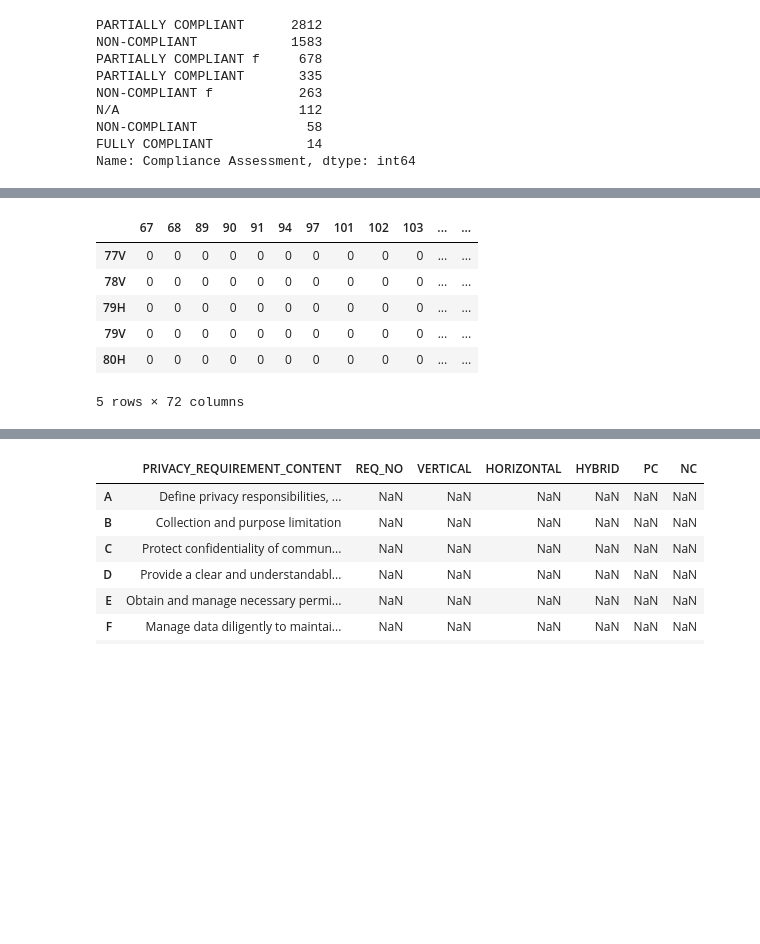
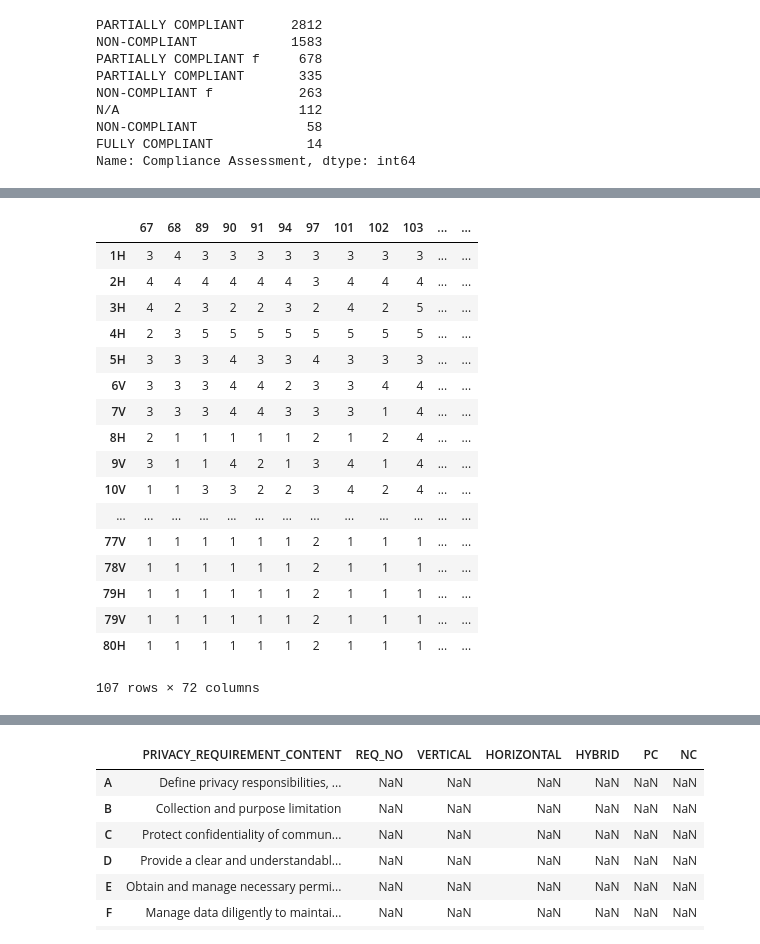
Before and after one commit to billyoconnor/DRC-GDPR, a Jupyter notebook: Compliancy-Heatmap.ipynb, the cells around one changed output, grey strips where cells are left out. Cells and saved outputs as stored; diff of their text form; code cells hidden in the pictures; blank space fills up the shorter version.

```diff
--- a/Compliancy-Heatmap.ipynb
+++ b/Compliancy-Heatmap.ipynb
@@ -59,6 +173,5 @@ old_output_rs/                     Transfer-RS-Responses-V2.ipynb
 # %%
-pca_df = pd.read_excel('./RS_FEEDBACK/All/All-REMEDIATION-STATS-27-04-2018.xlsx')
-sca_df = pd.read_excel('./RS_FEEDBACK/All/All-REMEDIATION-STATS-27-04-2018.xlsx')
+
 
 PRACTICE = 'ALL'
 
@@ -148,5 +318,5 @@ sca_heatmap_df = sca_heatmap_df[[67,68,89,90,91,94,97,101,102,103,109,110,
 # %%
-pca_df['Compliance Assessment'].fillna('N/A', inplace=True)
+pca_df['Compliance Assessment'].fillna('UNKNOWN', inplace=True)
 # %%
 #pca_df[pca_df['Product ID'] == 22]
 pca_df['Compliance Assessment'].value_counts()
@@ -162,0 +345,9 @@ Name: Compliance Assessment, dtype: int64
+# %%
+#pca_df['Req Ref'].str.slice(11, -2)
+heatmap_df.fillna('N/A',inplace=True)
+
+for col in heatmap_df.columns:
+    for row in heatmap_df.index:
+        heatmap_df.loc[row][col] = pca_baseline.loc[int(row.strip('HVab'))][col]
+
+heatmap_df.head()
@@ -259,24 +440,40 @@ heatmap_df.head()
 # %%
 #Create Heatmap for SNS (convert to numbers)
 input_heatmap = heatmap_df.copy()
-input_heatmap.fillna('OoS', inplace=True)
-input_heatmap.replace(to_replace='OoS', value=0, inplace=True)
-input_heatmap.replace(to_replace='N/A', value=1, inplace=True)
-input_heatmap.replace(to_replace='FULLY COMPLIANT', value=2, inplace=True)
-input_heatmap.replace(to_replace='FULLY COMPLIANT ', value=2, inplace=True)
-input_heatmap.replace(to_replace='PARTIALLY COMPLIANT f', value=3, inplace=True)
-input_heatmap.replace(to_replace='PARTIALLY COMPLIANT', value=4, inplace=True)
-input_heatmap.replace(to_replace='PARTIALLY COMPLIANT ', value=4, inplace=True)
-input_heatmap.replace(to_replace='NON-COMPLIANT f', value=5, inplace=True)
-input_heatmap.replace(to_replace='NON-COMPLIANT', value=6, inplace=True)
-input_heatmap.replace(to_replace='NON-COMPLIANT ', value=6, inplace=True)
+#input_heatmap.fillna('OoS', inplace=True)
+#input_heatmap.replace(to_replace='OoS', value=0, inplace=True)
+#input_heatmap.replace(to_replace='N/A', value=PCA_COMPLIANCE.get('N/A'), inplace=True)
+#input_heatmap.replace(to_replace='FULLY COMPLIANT', value=PCA_COMPLIANCE.get('FULLY COMPLIANT'), inplace=True)
+#input_heatmap.replace(to_replace='FULLY COMPLIANT ', value=PCA_COMPLIANCE.get('FULLY COMPLIANT '), inplace=True)
+#input_heatmap.replace(to_replace='PARTIALLY COMPLIANT f', value=PCA_COMPLIANCE.get('PARTIALLY COMPLIANT f'), inplace=True)
+#input_heatmap.replace(to_replace='PARTIALLY COMPLIANT', value=PCA_COMPLIANCE.get('PARTIALLY COMPLIANT'), inplace=True)
+#input_heatmap.replace(to_replace='PARTIALLY COMPLIANT ', value=PCA_COMPLIANCE.get('PARTIALLY COMPLIANT '), inplace=True)
+#input_heatmap.replace(to_replace='NON-COMPLIANT f', value=PCA_COMPLIANCE.get('NON-COMPLIANT f'), inplace=True)
+#input_heatmap.replace(to_replace='NON-COMPLIANT', value=PCA_COMPLIANCE.get('NON-COMPLIANT'), inplace=True)
+#input_heatmap.replace(to_replace='NON-COMPLIANT ', value=PCA_COMPLIANCE.get('NON-COMPLIANT '), inplace=True)
+
+#input_heatmap.fillna('N/A', inplace=True)
+
+#for key in PCA_COMPLIANCE.keys():
+#    input_heatmap.replace(key, value=PCA_COMPLIANCE.get(key), inplace=True)
 # %%
-input_heatmap.tail()
+input_heatmap
 # %% [output]
 |  | 67 | 68 | 89 | 90 | 91 | 94 | 97 | 101 | 102 | 103 | ... | ... |
-| 77V | 0 | 0 | 0 | 0 | 0 | 0 | 0 | 0 | 0 | 0 | ... | ... |
-| 78V | 0 | 0 | 0 | 0 | 0 | 0 | 0 | 0 | 0 | 0 | ... | ... |
-| 79H | 0 | 0 | 0 | 0 | 0 | 0 | 0 | 0 | 0 | 0 | ... | ... |
-| 79V | 0 | 0 | 0 | 0 | 0 | 0 | 0 | 0 | 0 | 0 | ... | ... |
-| 80H | 0 | 0 | 0 | 0 | 0 | 0 | 0 | 0 | 0 | 0 | ... | ... |
+| 1H | 3 | 4 | 3 | 3 | 3 | 3 | 3 | 3 | 3 | 3 | ... | ... |
+| 2H | 4 | 4 | 4 | 4 | 4 | 4 | 3 | 4 | 4 | 4 | ... | ... |
+| 3H | 4 | 2 | 3 | 2 | 2 | 3 | 2 | 4 | 2 | 5 | ... | ... |
+| 4H | 2 | 3 | 5 | 5 | 5 | 5 | 5 | 5 | 5 | 5 | ... | ... |
+| 5H | 3 | 3 | 3 | 4 | 3 | 3 | 4 | 3 | 3 | 3 | ... | ... |
+| 6V | 3 | 3 | 3 | 4 | 4 | 2 | 3 | 3 | 4 | 4 | ... | ... |
+| 7V | 3 | 3 | 3 | 4 | 4 | 3 | 3 | 3 | 1 | 4 | ... | ... |
+| 8H | 2 | 1 | 1 | 1 | 1 | 1 | 2 | 1 | 2 | 4 | ... | ... |
+| 9V | 3 | 1 | 1 | 4 | 2 | 1 | 3 | 4 | 1 | 4 | ... | ... |
+| 10V | 1 | 1 | 3 | 3 | 2 | 2 | 3 | 4 | 2 | 4 | ... | ... |
+| ... | ... | ... | ... | ... | ... | ... | ... | ... | ... | ... | ... | ... |
+| 77V | 1 | 1 | 1 | 1 | 1 | 1 | 2 | 1 | 1 | 1 | ... | ... |
+| 78V | 1 | 1 | 1 | 1 | 1 | 1 | 2 | 1 | 1 | 1 | ... | ... |
+| 79H | 1 | 1 | 1 | 1 | 1 | 1 | 2 | 1 | 1 | 1 | ... | ... |
+| 79V | 1 | 1 | 1 | 1 | 1 | 1 | 2 | 1 | 1 | 1 | ... | ... |
+| 80H | 1 | 1 | 1 | 1 | 1 | 1 | 2 | 1 | 1 | 1 | ... | ... |
-5 rows × 72 columns
+107 rows × 72 columns
```
Also changed, not shown: parts of 55 cells of this notebook.
